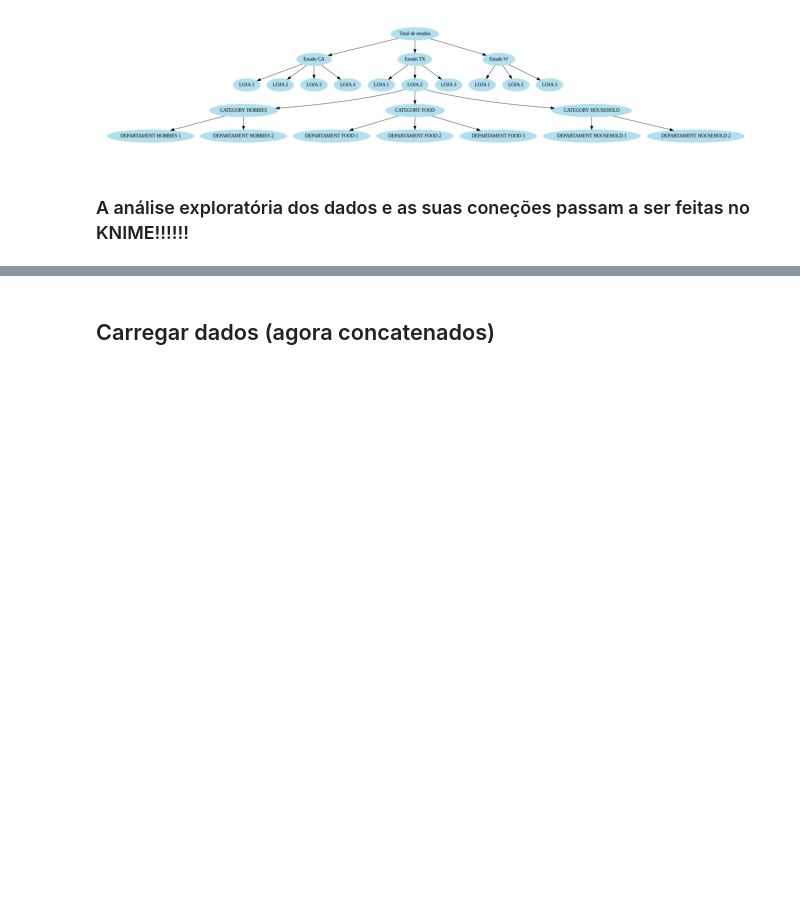
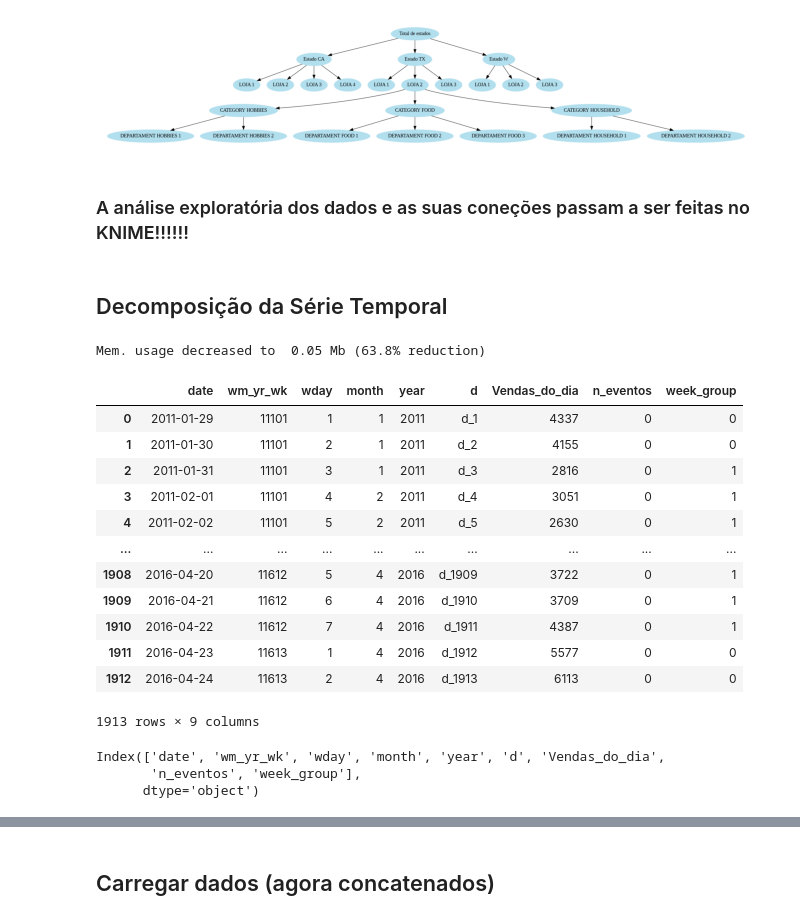
Before and after one commit to GuiSSMartins/DTx-Project, a Jupyter notebook: DTx_Project.ipynb, the cells around one changed output, grey strips where cells are left out. Cells and saved outputs as stored; diff of their text form; code cells hidden in the pictures; blank space fills up the shorter version.

```diff
--- a/DTx_Project.ipynb
+++ b/DTx_Project.ipynb
@@ -117,3 +113,39 @@ plt.show() #pode nem ser colocado
 [figure]
 # %% [markdown]
 ### A análise exploratória dos dados e as suas coneções passam a ser feitas no KNIME!!!!!!
+# %% [markdown]
+## Decomposição da Série Temporal
+# %%
+df_loja1_serie_temporal_agregada = pd.read_csv('loja1.csv')
+
+df_loja1_serie_temporal_agregada = reduce_mem_usage(df_loja1_serie_temporal_agregada)
+
+
+n_periods = 1913
+
+# eliminar as colunas indesejadas para a construção da série temporal
+df_time_series = pd.DataFrame(data={"Vendas": df_loja1_serie_temporal_agregada['Vendas_do_dia'].tolist()}, index=df_loja1_serie_temporal_agregada['date'])
+# %% [output]
+Mem. usage decreased to  0.05 Mb (63.8% reduction)
+# %%
+df_loja1_serie_temporal_agregada
+# %% [output]
+|  | date | wm_yr_wk | wday | month | year | d | Vendas_do_dia | n_eventos | week_group |
+| 0 | 2011-01-29 | 11101 | 1 | 1 | 2011 | d_1 | 4337 | 0 | 0 |
+| 1 | 2011-01-30 | 11101 | 2 | 1 | 2011 | d_2 | 4155 | 0 | 0 |
+| 2 | 2011-01-31 | 11101 | 3 | 1 | 2011 | d_3 | 2816 | 0 | 1 |
+| 3 | 2011-02-01 | 11101 | 4 | 2 | 2011 | d_4 | 3051 | 0 | 1 |
+| 4 | 2011-02-02 | 11101 | 5 | 2 | 2011 | d_5 | 2630 | 0 | 1 |
+| ... | ... | ... | ... | ... | ... | ... | ... | ... | ... |
+| 1908 | 2016-04-20 | 11612 | 5 | 4 | 2016 | d_1909 | 3722 | 0 | 1 |
+| 1909 | 2016-04-21 | 11612 | 6 | 4 | 2016 | d_1910 | 3709 | 0 | 1 |
+| 1910 | 2016-04-22 | 11612 | 7 | 4 | 2016 | d_1911 | 4387 | 0 | 1 |
+| 1911 | 2016-04-23 | 11613 | 1 | 4 | 2016 | d_1912 | 5577 | 0 | 0 |
+| 1912 | 2016-04-24 | 11613 | 2 | 4 | 2016 | d_1913 | 6113 | 0 | 0 |
+1913 rows × 9 columns
+# %%
+print(df_loja1_serie_temporal_agregada.columns)
+# %% [output]
+Index(['date', 'wm_yr_wk', 'wday', 'month', 'year', 'd', 'Vendas_do_dia',
+       'n_eventos', 'week_group'],
+      dtype='object')
```
Also changed, not shown: parts of 15 cells of this notebook.
